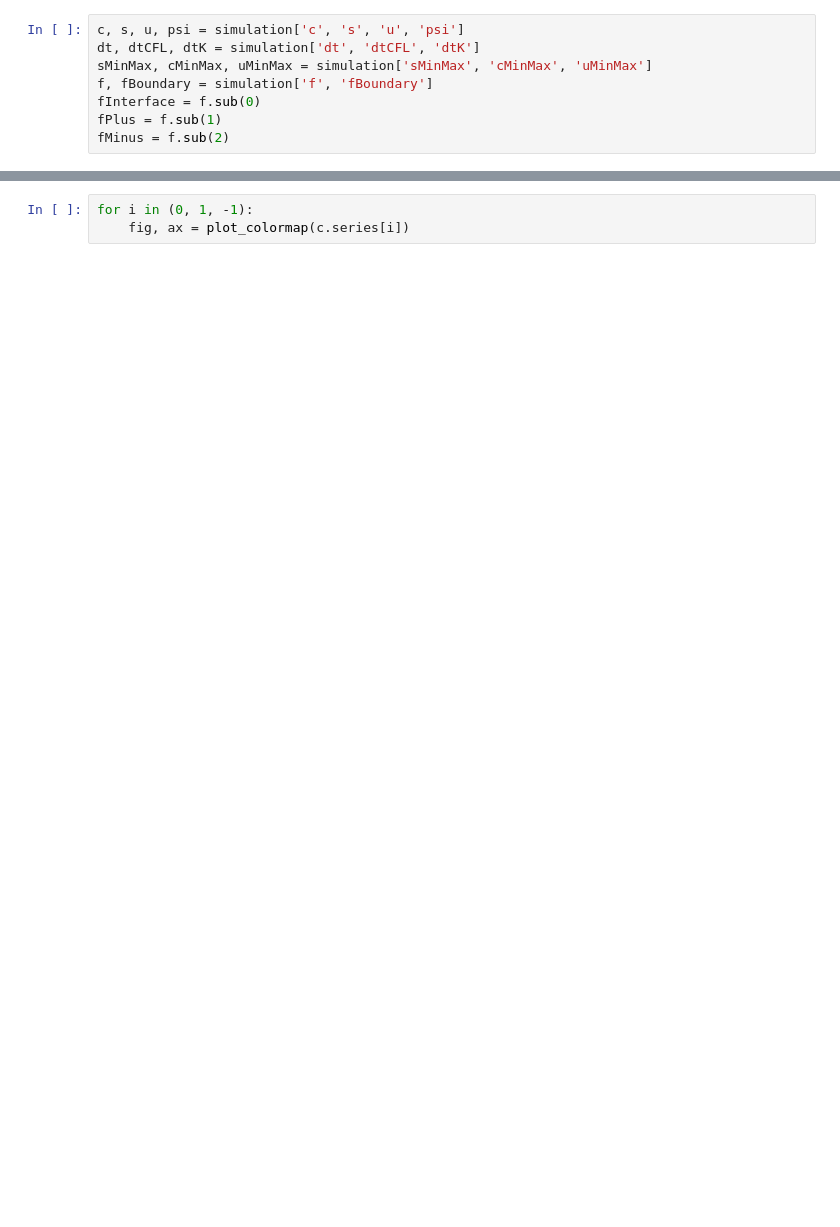
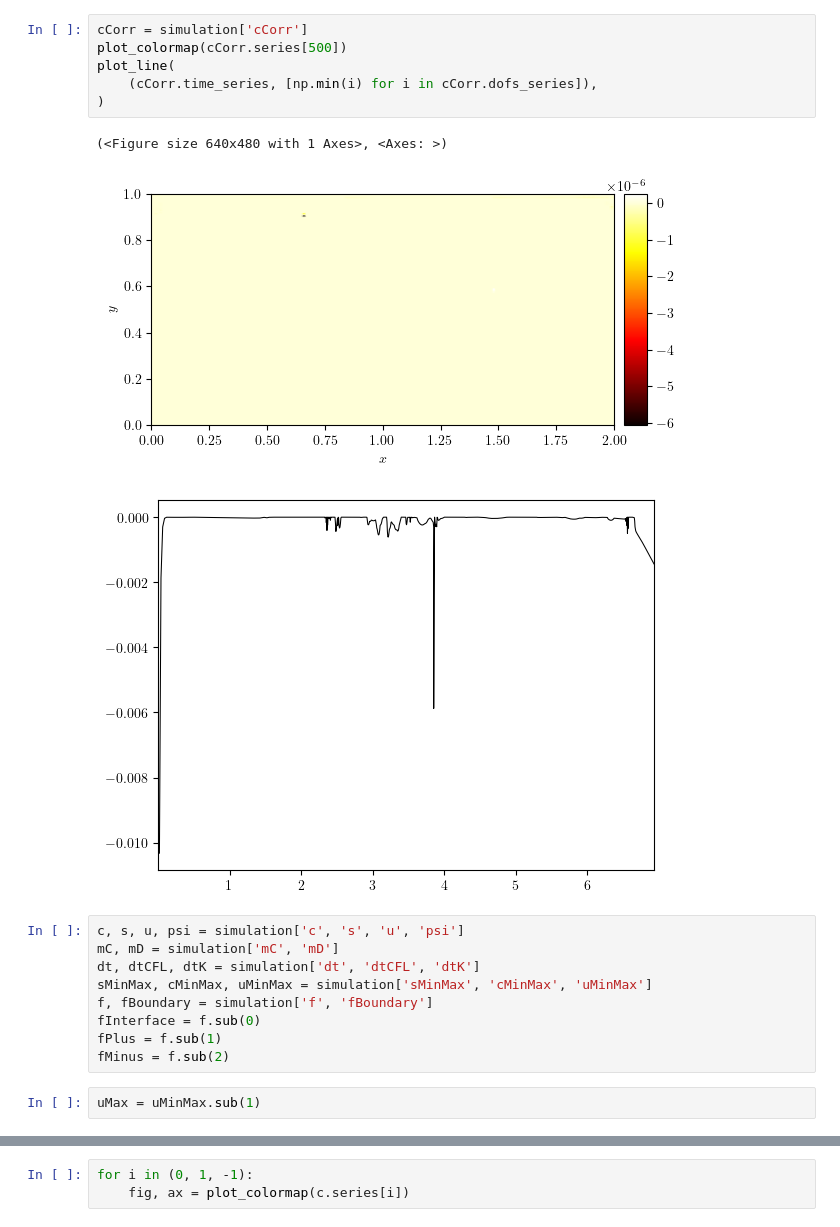
Before and after one commit to george-poole/CRoCoDiL, a Jupyter notebook: system_a/debug_dns.ipynb, the cells around one changed output, grey strips where cells are left out. Drawn from its saved outputs; the diff is of its cells as text; blank space fills up the shorter version.

```diff
--- a/system_a/debug_dns.ipynb
+++ b/system_a/debug_dns.ipynb
@@ -48,8 +62,21 @@ The autoreload extension is already loaded. To reload it, use:
+# %%
+cCorr = simulation['cCorr']
+plot_colormap(cCorr.series[500])
+plot_line(
+    (cCorr.time_series, [np.min(i) for i in cCorr.dofs_series]),
+)
+# %% [output]
+(<Figure size 640x480 with 1 Axes>, <Axes: >)
+[figure, added]
+[figure, added]
 # %%
 c, s, u, psi = simulation['c', 's', 'u', 'psi']
+mC, mD = simulation['mC', 'mD']
 dt, dtCFL, dtK = simulation['dt', 'dtCFL', 'dtK']
 sMinMax, cMinMax, uMinMax = simulation['sMinMax', 'cMinMax', 'uMinMax']
 f, fBoundary = simulation['f', 'fBoundary']
 fInterface = f.sub(0)
 fPlus = f.sub(1)
 fMinus = f.sub(2)
+# %%
+uMax = uMinMax.sub(1)
```
Also changed, not shown: parts of 10 cells of this notebook, 32 other files.
